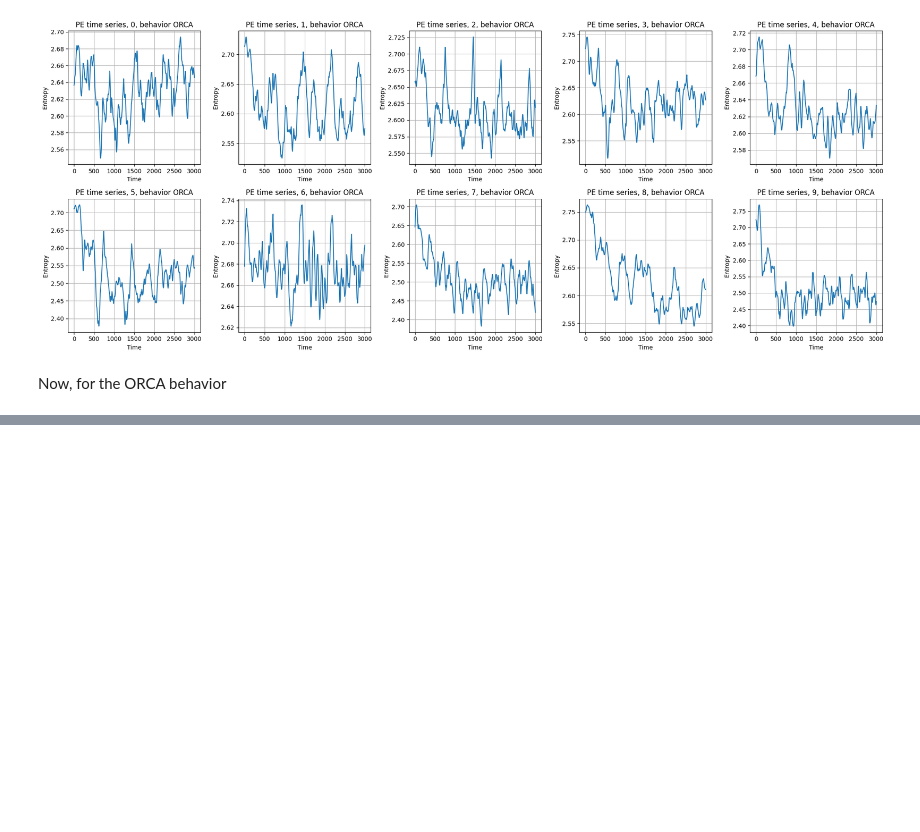
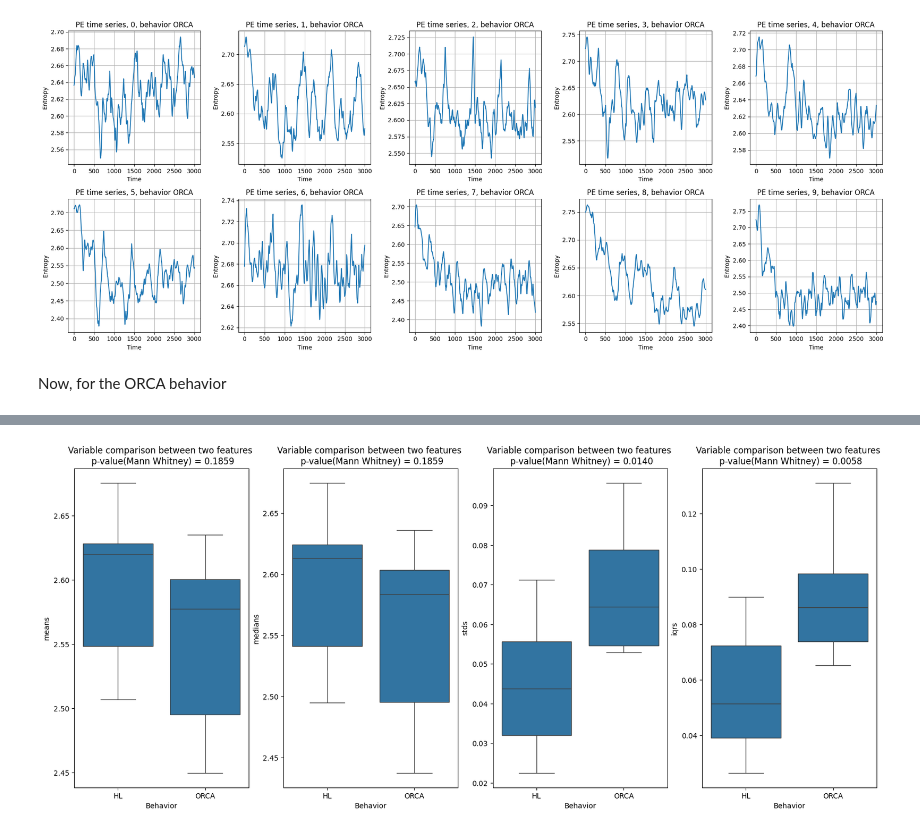
Before and after one commit to Cimagroup/Experiments_T6.3.2, a Jupyter notebook: CrossScenario/PersistentEntropy_Experiments/Cross_HLvsORCA.ipynb, the cells around one changed output, grey strips where cells are left out. Cells and saved outputs as stored; diff of their text form; code cells hidden in the pictures; blank space fills up the shorter version.

```diff
--- a/CrossScenario/PersistentEntropy_Experiments/Cross_HLvsORCA.ipynb
+++ b/CrossScenario/PersistentEntropy_Experiments/Cross_HLvsORCA.ipynb
@@ -232,0 +214,45 @@ plt.show()
+# %%
+meansHL=[]
+mediansHL=[]
+stdsHL=[]
+iqrsHL=[]
+
+meansORCA=[]
+mediansORCA=[]
+stdsORCA=[]
+iqrsORCA=[]
+
+for j in range(simulations):
+    timeserie=dfHL["persistentEntropy"].values[j]
+    meansHL.append(timeserie.mean())
+    mediansHL.append(np.median(timeserie))
+    stdsHL.append(timeserie.std())
+    iqrsHL.append(iqr(timeserie))
+    timeserie=dfORCA["persistentEntropy"].values[j]
+    meansORCA.append(timeserie.mean())
+    mediansORCA.append(np.median(timeserie))
+    stdsORCA.append(timeserie.std())
+    iqrsORCA.append(iqr(timeserie))
+
+data = pd.DataFrame({
+    'means': meansHL + meansORCA,
+    'medians': mediansHL + mediansORCA,
+    'stds': stdsHL+ stdsORCA,
+    'iqrs': iqrsHL + iqrsORCA,
+    'behavior': ['HL']*simulations + ['ORCA']*simulations
+})
+
+fig, axes = plt.subplots(nrows=1, ncols=4, figsize=(20, 8))
+axes = axes.flatten()
+for num,i in enumerate(["means","medians","stds","iqrs"]):
+    hlvalues = data[data["behavior"] == "HL"][i].values
+    orcavalues = data[data["behavior"] == "ORCA"][i].values
+    u_stat, p_value = mannwhitneyu(hlvalues, orcavalues, alternative="two-sided")
+    plt.sca(axes[num])
+    sns.boxplot(x='behavior', y=i, data=data)
+    plt.title(f'Variable comparison between two features \n p-value(Mann Whitney) = {p_value:.4f}')
+    plt.xlabel("Behavior")
+    plt.ylabel(i)
+plt.show()
+# %% [output]
+[figure, added]
```
Also changed, not shown: parts of 9 cells of this notebook, 49 other files.
